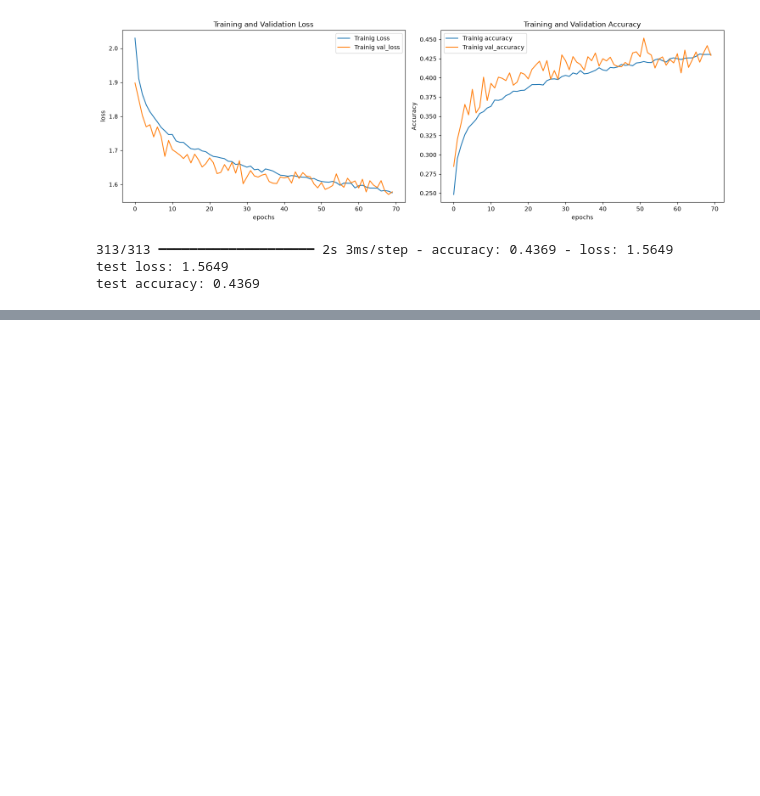
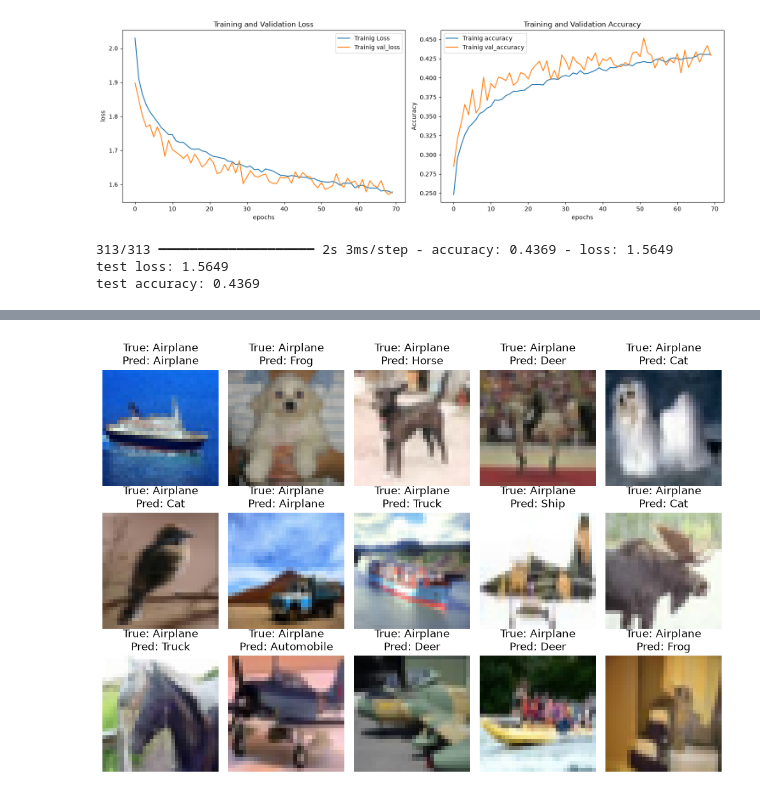
Before and after one commit to isapour0/CIFAR10-mlp-cnn, a Jupyter notebook: notebooks/CIFAR10-mlp.ipynb, the cells around one changed output, grey strips where cells are left out. Saved outputs shown, nothing was run; the diff lists cells and outputs as text; code cells hidden in the pictures; blank space fills up the shorter version.

```diff
--- a/notebooks/CIFAR10-mlp.ipynb
+++ b/notebooks/CIFAR10-mlp.ipynb
@@ -537,0 +626,12 @@ test accuracy: 0.4369
+# %%
+# Cheking hte number of errors made
+wrong = np.where(y_pred != y_true)[0]
+correct = np.where(y_pred == y_true)[0]
+
+print (f'Total Sample        : {len(y_true)}')
+print ('-------------------------------')
+print (f'Wroung Predictions  : {len(wrong)}')
+print (f'Correct Predictions : {len(correct)}')
+print ('-------------------------------')
+print (f'Accuracy            : {test_accuracy * 100:.2f}%')
+print (f'Error               : {100 - test_accuracy * 100:.2f}%')
@@ -537,0 +678,21 @@ test accuracy: 0.4369
+# %%
+n = min(15, len(wrong))
+random_wrong = np.random.choice(wrong, size=n, replace=False)
+
+plt.figure(figsize=(10, 7))
+
+for i, idx in enumerate(random_wrong):
+    plt.subplot(3, 5, i + 1)
+
+    plt.imshow(X_test[idx])
+
+    true_label = classes_name[int(y_test.argmax(axis=1)[idx])]
+    pred_label = classes_name[int(y_pred[idx])]
+
+    plt.title(f"True: {true_label}\nPred: {pred_label}")
+    plt.axis('off')
+
+plt.tight_layout()
+plt.show()
+# %% [output]
+[figure, added]
```
Also changed, not shown: parts of 6 cells of this notebook.
